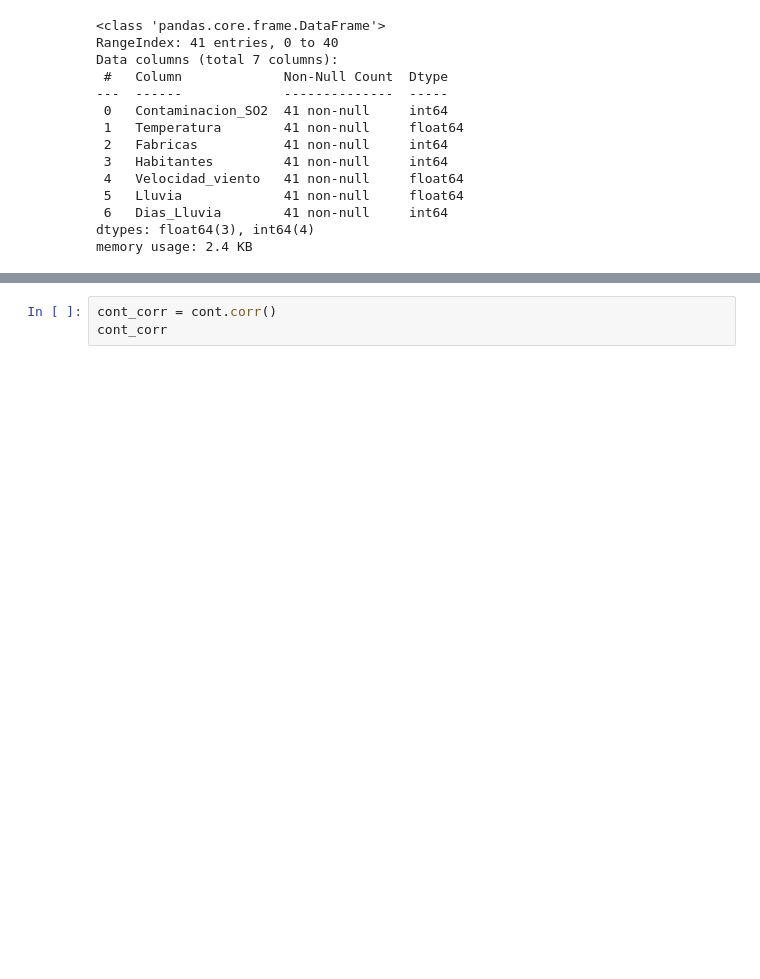
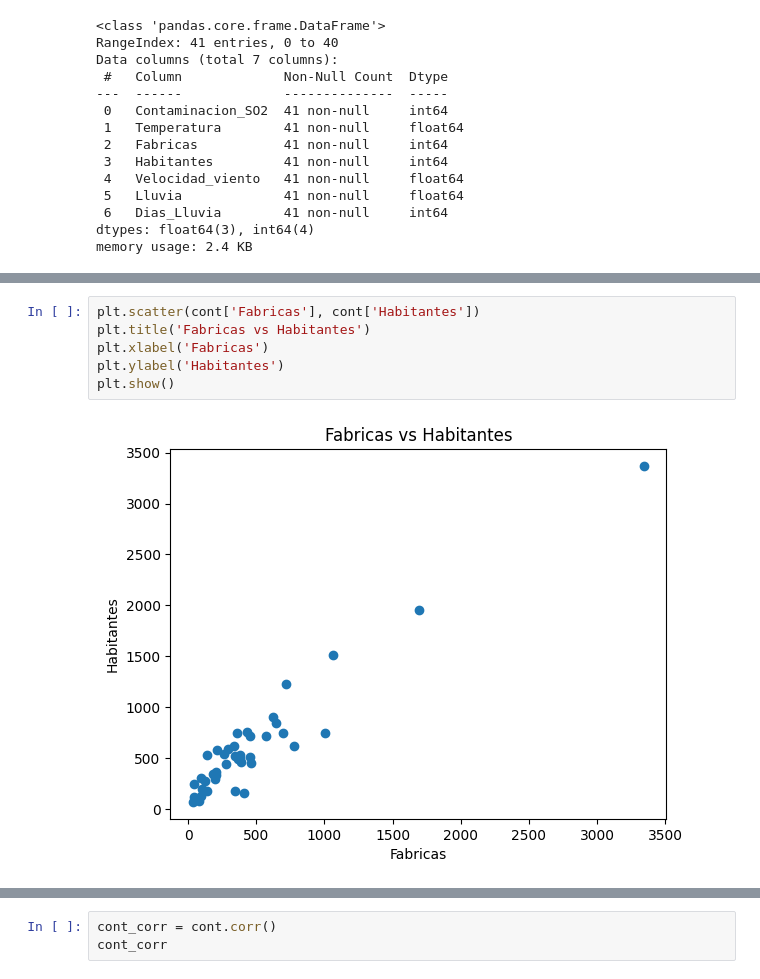
Before and after one commit to emilianodesu/LCD-5Sem-2025-1, a Jupyter notebook: PPCD/T1 Introduccion a ciencia de datos/1.4 Series de tiempo/series_de_tiempo.ipynb, the cells around one changed output, grey strips where cells are left out. Drawn from its saved outputs; the diff is of its cells as text; blank space fills up the shorter version.

```diff
--- a/PPCD/T1 Introduccion a ciencia de datos/1.4 Series de tiempo/series_de_tiempo.ipynb
+++ b/PPCD/T1 Introduccion a ciencia de datos/1.4 Series de tiempo/series_de_tiempo.ipynb
@@ -27,3 +175,11 @@ memory usage: 2.4 KB
+# %%
+plt.scatter(cont['Fabricas'], cont['Habitantes'])
+plt.title('Fabricas vs Habitantes')
+plt.xlabel('Fabricas')
+plt.ylabel('Habitantes')
+plt.show()
+# %% [output]
+[figure, added]
 # %%
 sns.pairplot(cont)
 plt.show()
```
Also changed, not shown: parts of 36 cells of this notebook, 32 other files.
